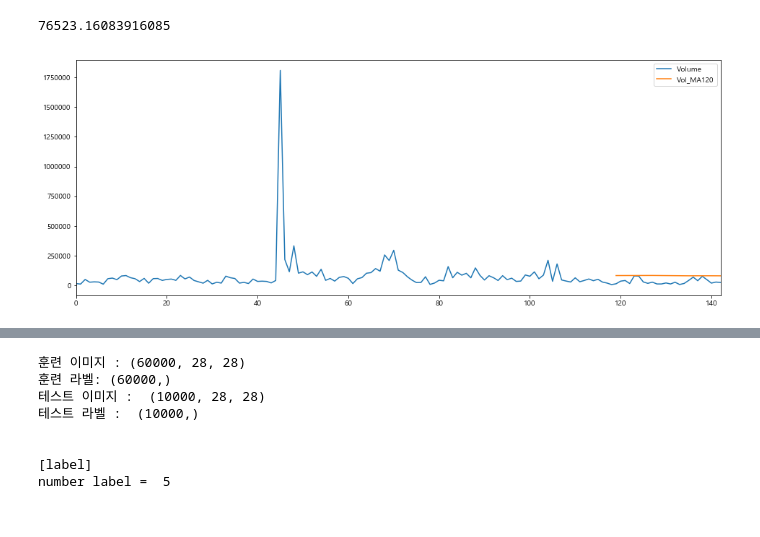
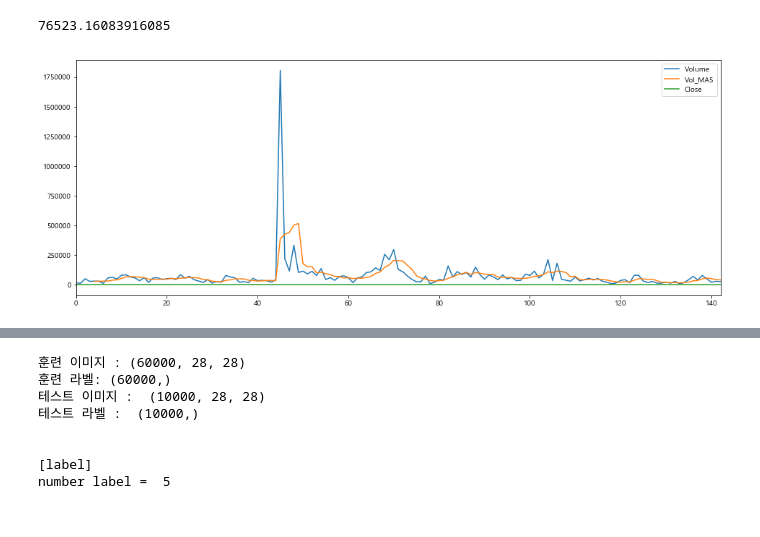
Before and after one commit to linux386/first_module, a Jupyter notebook: Untitled.ipynb, the cells around one changed output, grey strips where cells are left out. Drawn from its saved outputs; the diff is of its cells as text; code cells hidden in the pictures.

```diff
--- a/Untitled.ipynb
+++ b/Untitled.ipynb
@@ -115,22 +115,22 @@ df1['Volume'].mean()
 # %%
 import FinanceDataReader as fdr
 import pandas as pd
 from bs4 import BeautifulSoup
 import datetime as dt
 from datetime import datetime,timedelta
 from urllib.request import urlopen
 import sqlalchemy
 import pymysql
 import matplotlib.pyplot as plt
 from pandas.plotting import register_matplotlib_converters
 register_matplotlib_converters()
 from matplotlib import font_manager, rc
 font_name = font_manager.FontProperties(fname="c:/Windows/Fonts/malgun.ttf").get_name()
 rc('font', family=font_name)
 
-ax = df1[['Volume','Vol_MA120']].plot(figsize=(16,6))
+ax = df1[['Volume','Vol_MA5','Close']].plot(figsize=(16,6))
 # %% [output]
-[figure, old version]
+[figure, new version]
 # %%
 import numpy as np
 import matplotlib.pyplot as plt
```
